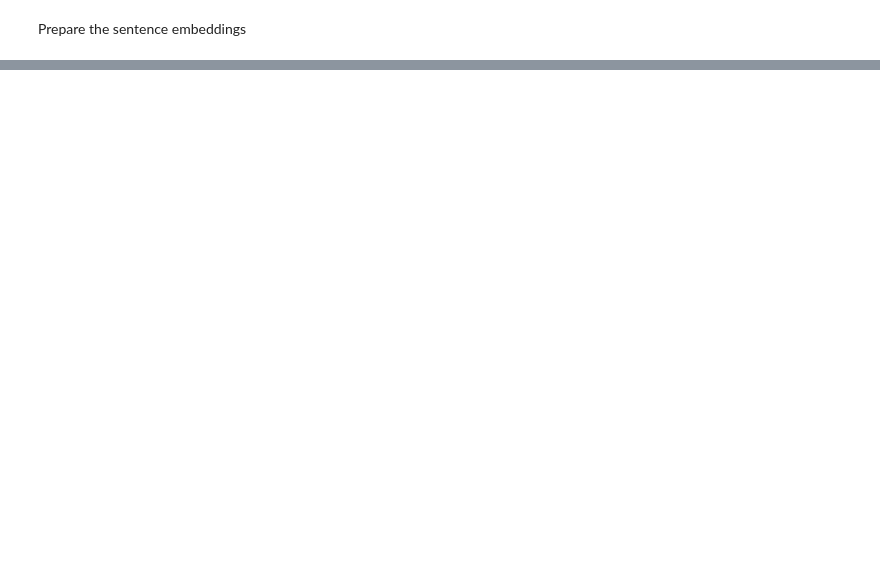
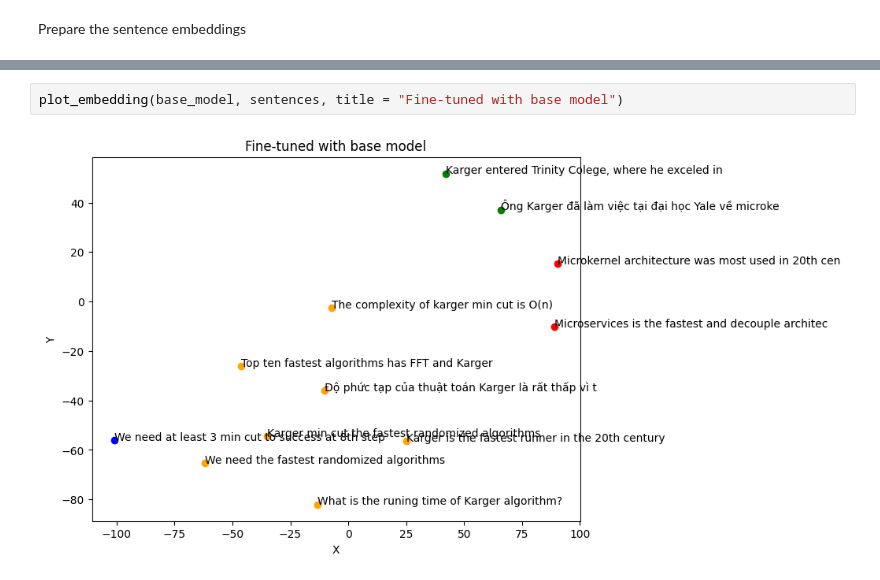
Before and after one commit to mrzaizai2k/LLM-with-RAG, a Jupyter notebook: notebook/SentenceTransformer_FineTuning.ipynb, the cells around one changed output, grey strips where cells are left out. Drawn from its saved outputs; the diff is of its cells as text; blank space fills up the shorter version.

```diff
--- a/notebook/SentenceTransformer_FineTuning.ipynb
+++ b/notebook/SentenceTransformer_FineTuning.ipynb
@@ -403,0 +237,4 @@ plt.show()
+# %%
+plot_embedding(base_model, sentences, title = "Fine-tuned with base model")
+# %% [output]
+[figure, added]
```
Also changed, not shown: parts of 38 cells of this notebook, 12 other files.
